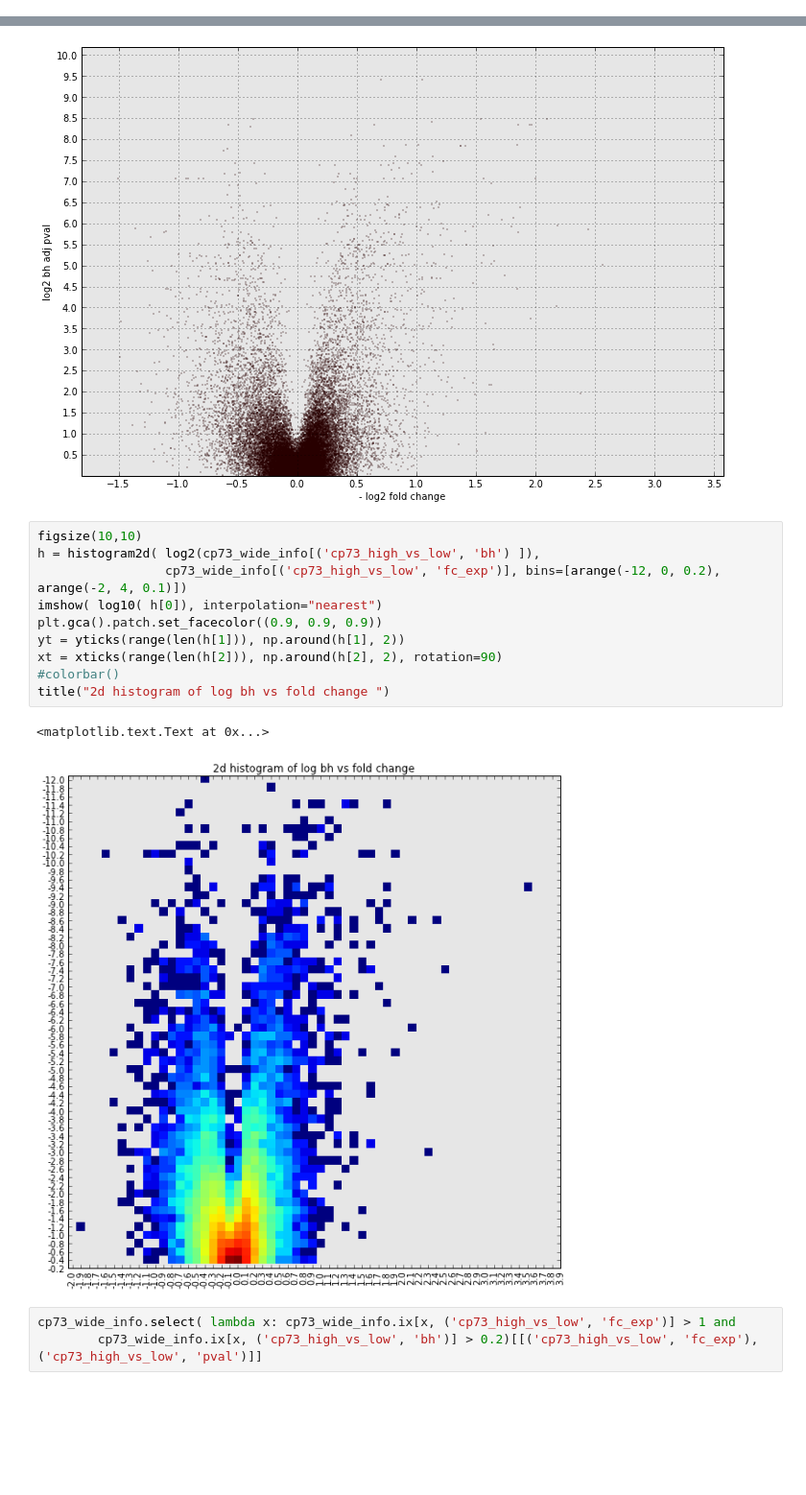
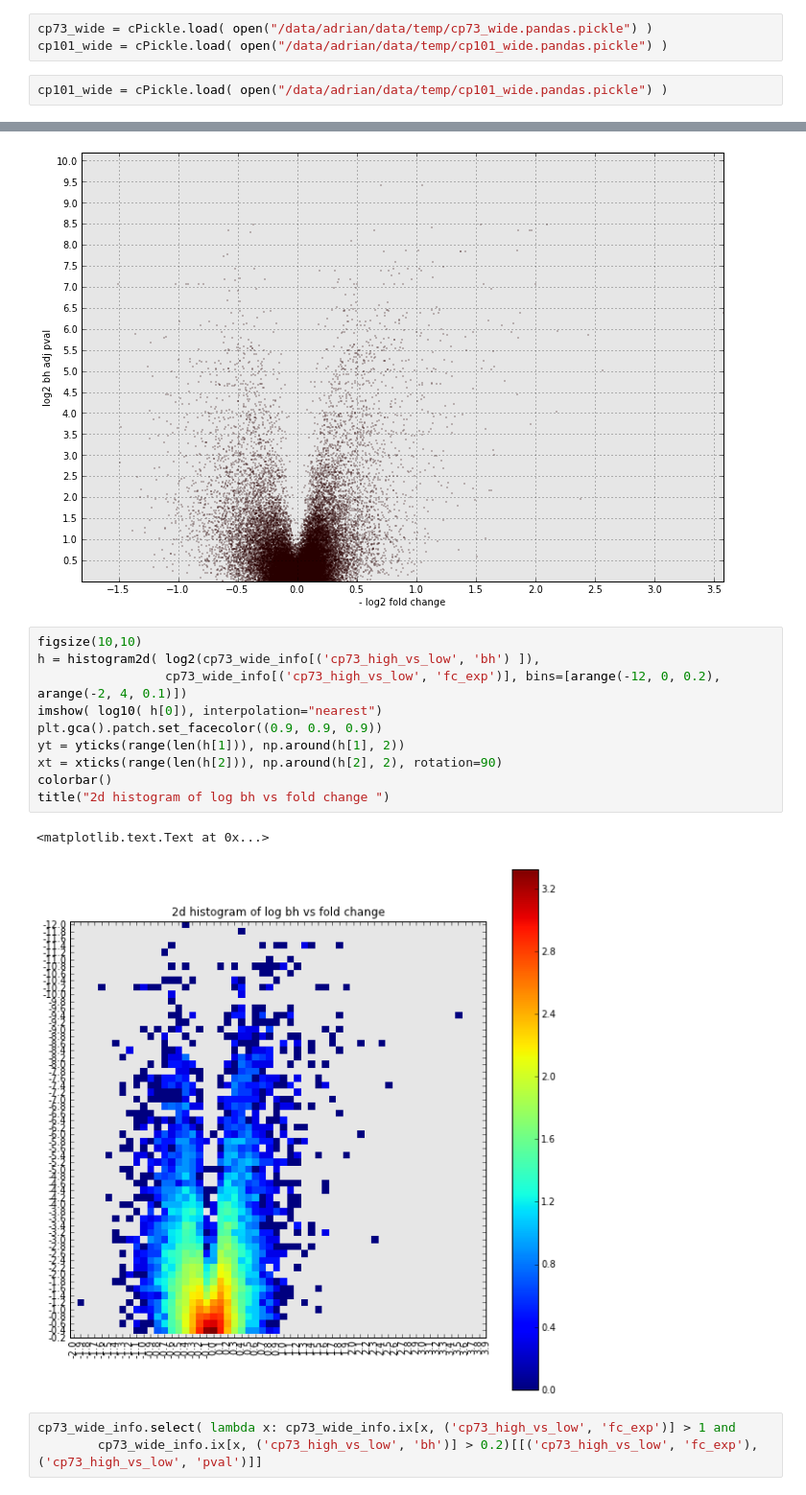
Before and after one commit to aheilbut/pdmouse, a Jupyter notebook: py/PDfilters.ipynb, the cells around one changed output, grey strips where cells are left out. Shown at 96% size. Cells and saved outputs as stored; diff of their text form; blank space fills up the shorter version.

```diff
--- a/py/PDfilters.ipynb
+++ b/py/PDfilters.ipynb
@@ -196,3 +176,8 @@ dtypes: float64(45), object(3)
+# %%
+cp73_wide = cPickle.load( open("/data/adrian/data/temp/cp73_wide.pandas.pickle") )
+cp101_wide = cPickle.load( open("/data/adrian/data/temp/cp101_wide.pandas.pickle") )
+# %%
+cp101_wide = cPickle.load( open("/data/adrian/data/temp/cp101_wide.pandas.pickle") )
 # %%
 cp73_out = mo430info.merge( cp73_wide, how="right", left_index=True, right_index=True)
 # %%
@@ -1215,16 +1198,16 @@ plot( cp73_wide_info[('cp73_high_vs_low', 'fc_exp')], -log(cp73_wide_info[('cp73
 # %%
 figsize(10,10)
 h = histogram2d( log2(cp73_wide_info[('cp73_high_vs_low', 'bh') ]),
                  cp73_wide_info[('cp73_high_vs_low', 'fc_exp')], bins=[arange(-12, 0, 0.2), arange(-2, 4, 0.1)])
 imshow( log10( h[0]), interpolation="nearest")
 plt.gca().patch.set_facecolor((0.9, 0.9, 0.9))
 yt = yticks(range(len(h[1])), np.around(h[1], 2))
 xt = xticks(range(len(h[2])), np.around(h[2], 2), rotation=90)
-#colorbar()
+colorbar()
 title("2d histogram of log bh vs fold change ")
 # %% [output]
 <matplotlib.text.Text at 0x...>
-[figure, old version]
+[figure, new version]
 # %%
 cp73_wide_info.select( lambda x: cp73_wide_info.ix[x, ('cp73_high_vs_low', 'fc_exp')] > 1 and
         cp73_wide_info.ix[x, ('cp73_high_vs_low', 'bh')] > 0.2)[[('cp73_high_vs_low', 'fc_exp'), ('cp73_high_vs_low', 'pval')]]
```
Also changed, not shown: parts of 42 cells of this notebook, 5 other files.
